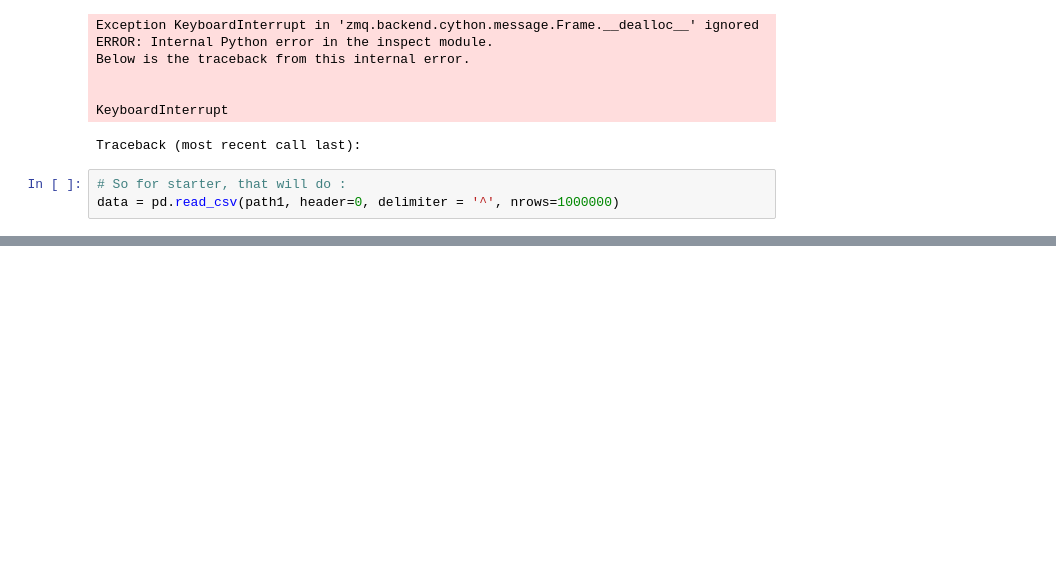
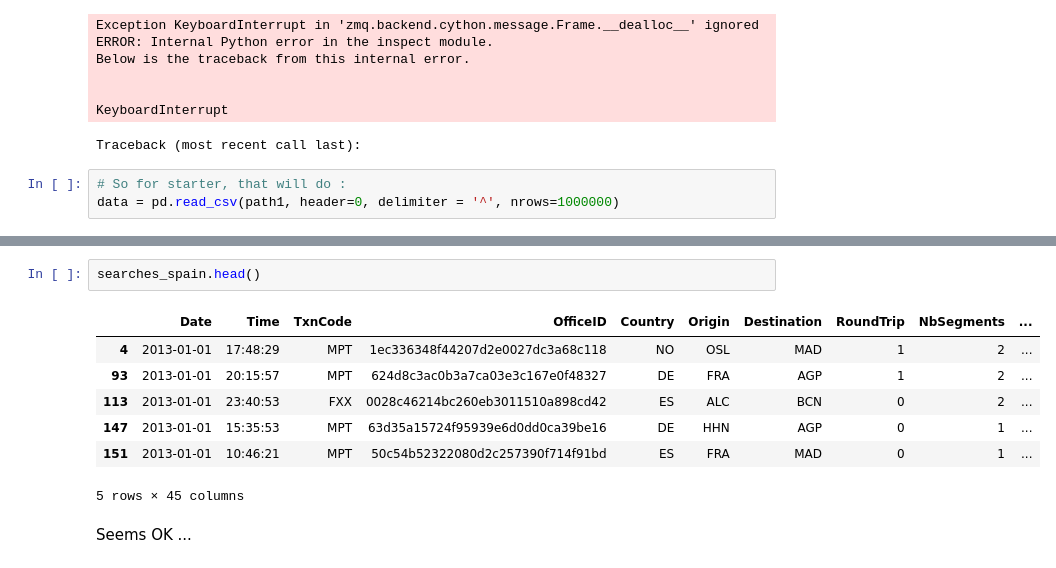
Before and after one commit to mdalila/challenge, a Jupyter notebook: Amadeus.ipynb, the cells around one changed output, grey strips where cells are left out. Cells and saved outputs as stored; diff of their text form; blank space fills up the shorter version.

```diff
--- a/Amadeus.ipynb
+++ b/Amadeus.ipynb
@@ -63,0 +161,12 @@ Name: pax, dtype: int64
+# %%
+searches_spain.head()
+# %% [output]
+|  | Date | Time | TxnCode | OfficeID | Country | Origin | Destination | RoundTrip | NbSegments | ... |
+| 4 | 2013-01-01 | 17:48:29 | MPT | 1ec336348f44207d2e0027dc3a68c118 | NO | OSL | MAD | 1 | 2 | ... |
+| 93 | 2013-01-01 | 20:15:57 | MPT | 624d8c3ac0b3a7ca03e3c167e0f48327 | DE | FRA | AGP | 1 | 2 | ... |
+| 113 | 2013-01-01 | 23:40:53 | FXX | 0028c46214bc260eb3011510a898cd42 | ES | ALC | BCN | 0 | 2 | ... |
+| 147 | 2013-01-01 | 15:35:53 | MPT | 63d35a15724f95939e6d0dd0ca39be16 | DE | HHN | AGP | 0 | 1 | ... |
+| 151 | 2013-01-01 | 10:46:21 | MPT | 50c54b52322080d2c257390f714f91bd | ES | FRA | MAD | 0 | 1 | ... |
+5 rows × 45 columns
+# %% [markdown]
+Seems OK ...
```
Also changed, not shown: parts of 27 cells of this notebook.
